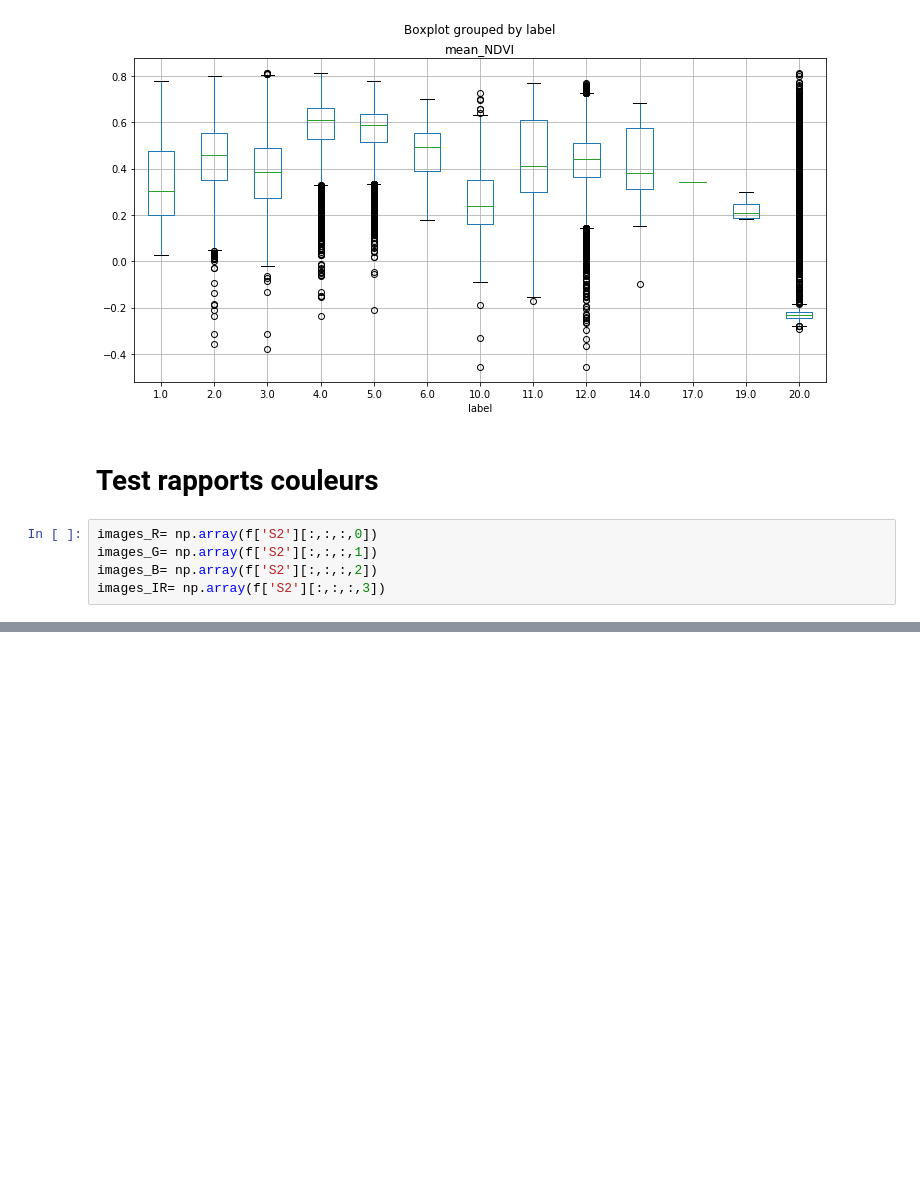
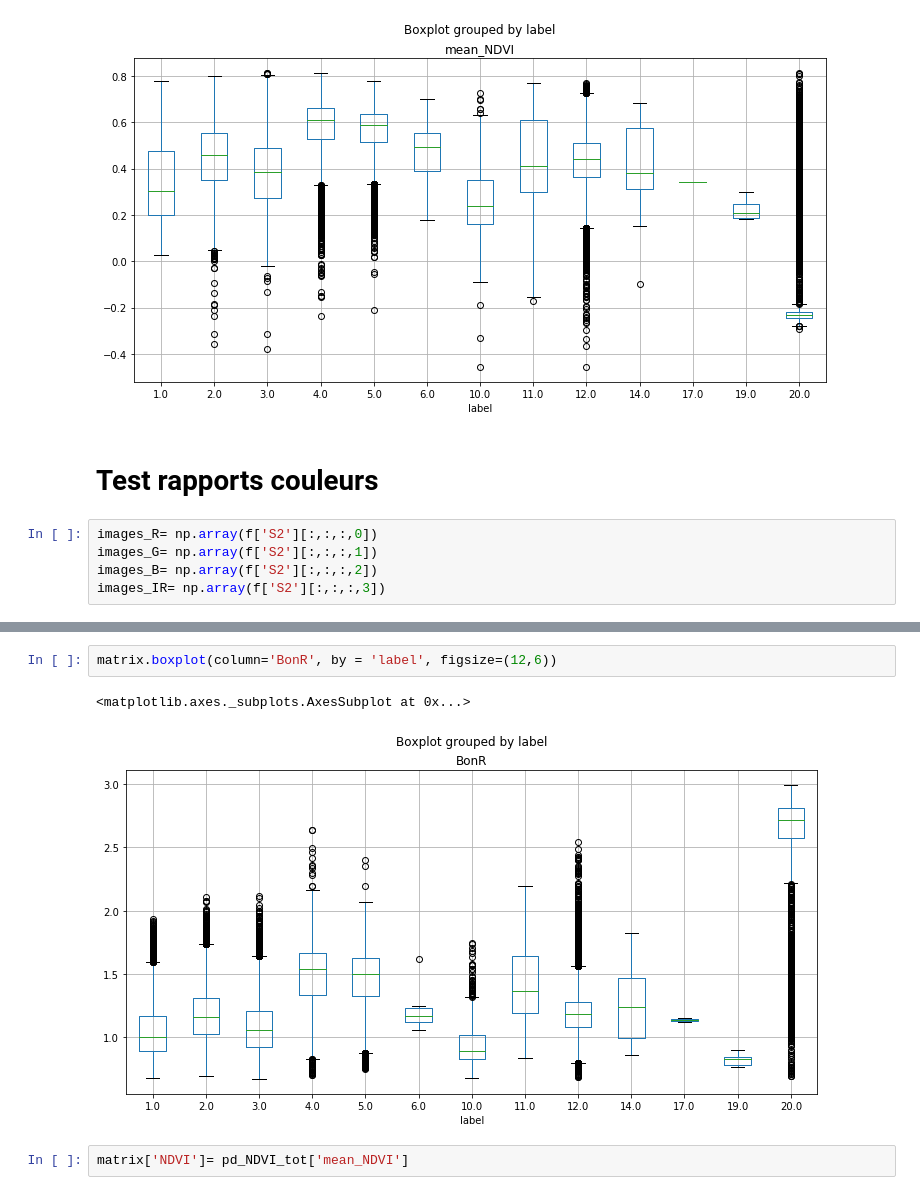
Before and after one commit to MtLouis/HackatonIRT-Beachers, a Jupyter notebook: Features_Guillaume.ipynb, the cells around one changed output, grey strips where cells are left out. Cells and saved outputs as stored; diff of their text form; blank space fills up the shorter version.

```diff
--- a/Features_Guillaume.ipynb
+++ b/Features_Guillaume.ipynb
@@ -100,0 +169,7 @@ for i in range(images_total):
+# %%
+matrix.boxplot(column='BonR', by = 'label', figsize=(12,6))
+# %% [output]
+<matplotlib.axes._subplots.AxesSubplot at 0x...>
+[figure, added]
+# %%
+matrix['NDVI']= pd_NDVI_tot['mean_NDVI']
```
Also changed, not shown: parts of 26 cells of this notebook.
